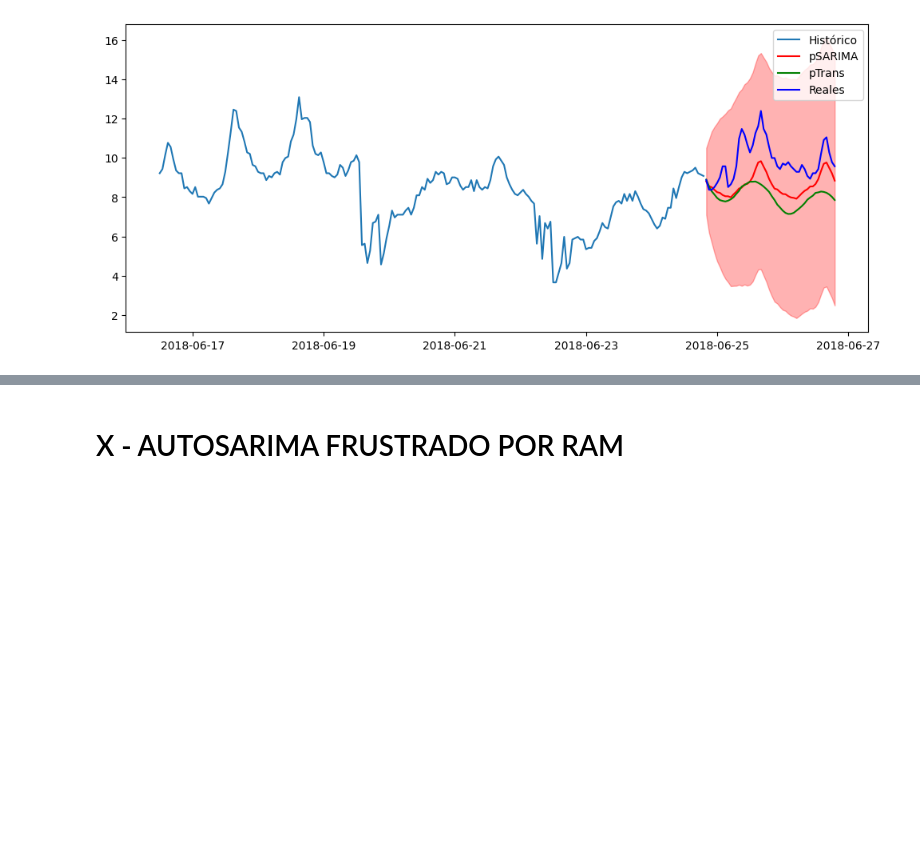
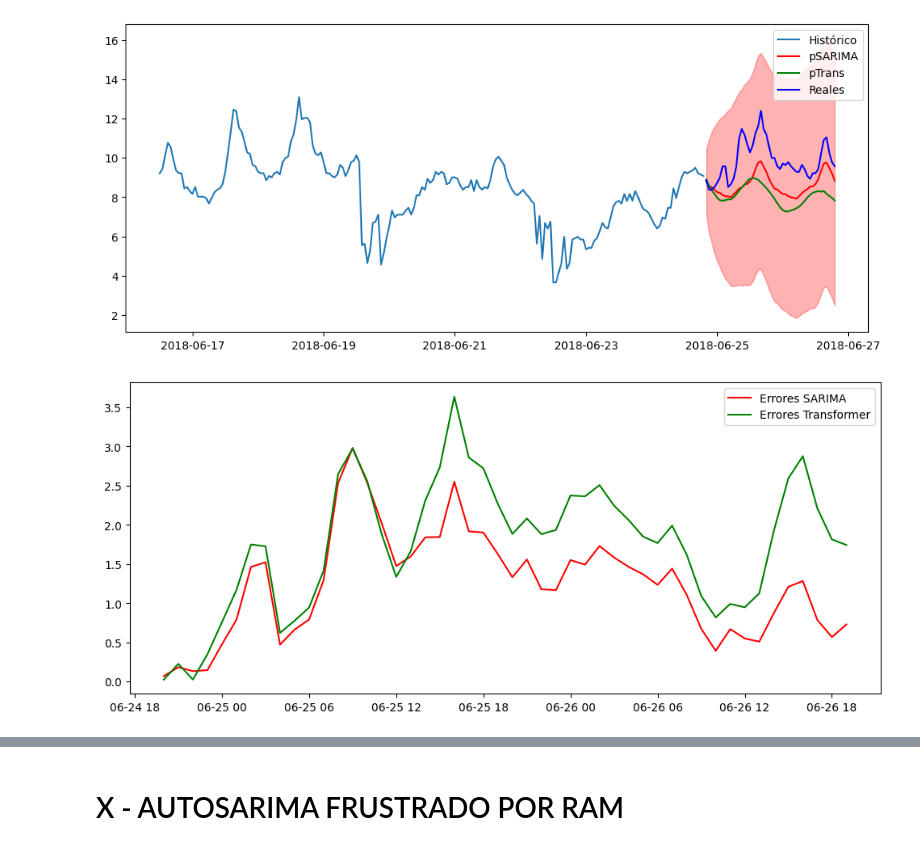
Before and after one commit to jaerGitHub/TFM, a Jupyter notebook: TFMCienciaDatosJAER.ipynb, the cells around one changed output, grey strips where cells are left out. Cells and saved outputs as stored; diff of their text form; code cells hidden in the pictures; blank space fills up the shorter version.

```diff
--- a/TFMCienciaDatosJAER.ipynb
+++ b/TFMCienciaDatosJAER.ipynb
@@ -811,6 +809,17 @@ plt.legend()
 plt.show()
 # %% [output]
 [figure]
+# %%
+##############################
+### REPRESENTACION ERRORES ###
+##############################
+plt.figure(figsize=(12, 5))
+plt.plot(forecast.predicted_mean.index, np.abs(forecast.predicted_mean-real_observations), color='r', label='Errores SARIMA')
+plt.plot(transformer_prediction.index, np.abs(transformer_prediction-real_observations), color='g', label='Errores Transformer')
+plt.legend()
+plt.show()
+# %% [output]
+[figure, added]
 # %%
 # Calcula el RMSE
 rmse_transformer = np.sqrt(mean_squared_error(real_observations, transformer_prediction))
```
Also changed, not shown: parts of 7 cells of this notebook.
